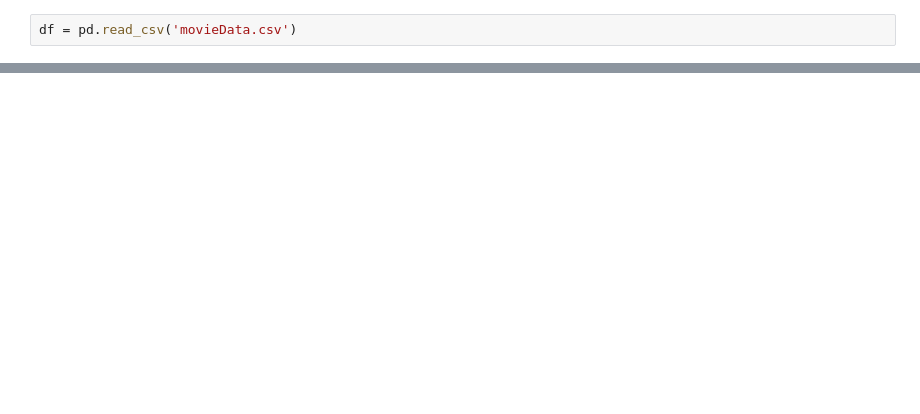
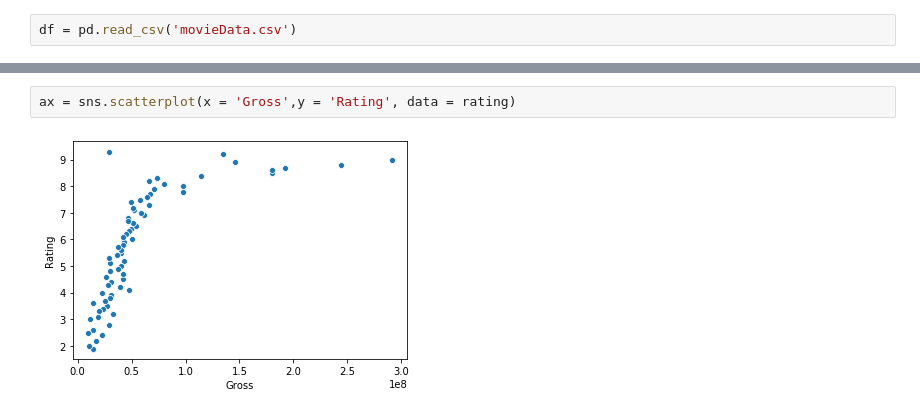
Before and after one commit to CaryMosley/Mod1Project, a Jupyter notebook: CaryDataClean.ipynb, the cells around one changed output, grey strips where cells are left out. Drawn from its saved outputs; the diff is of its cells as text; blank space fills up the shorter version.

```diff
--- a/CaryDataClean.ipynb
+++ b/CaryDataClean.ipynb
@@ -24,0 +77,4 @@ df.shape
+# %%
+ax = sns.scatterplot(x = 'Gross',y = 'Rating', data = rating)
+# %% [output]
+[figure, added]
```
Also changed, not shown: parts of 13 cells of this notebook, 1 other file.
